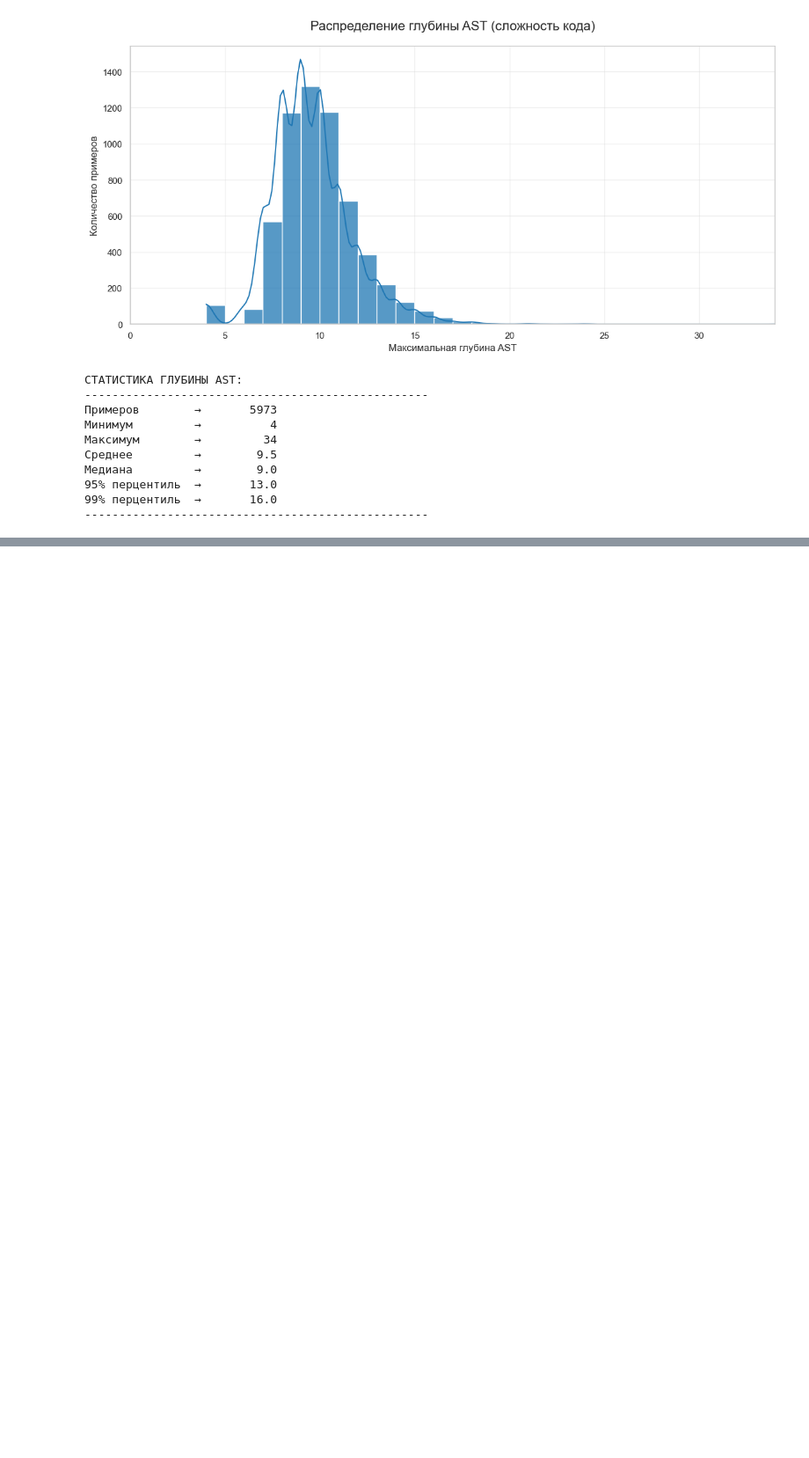
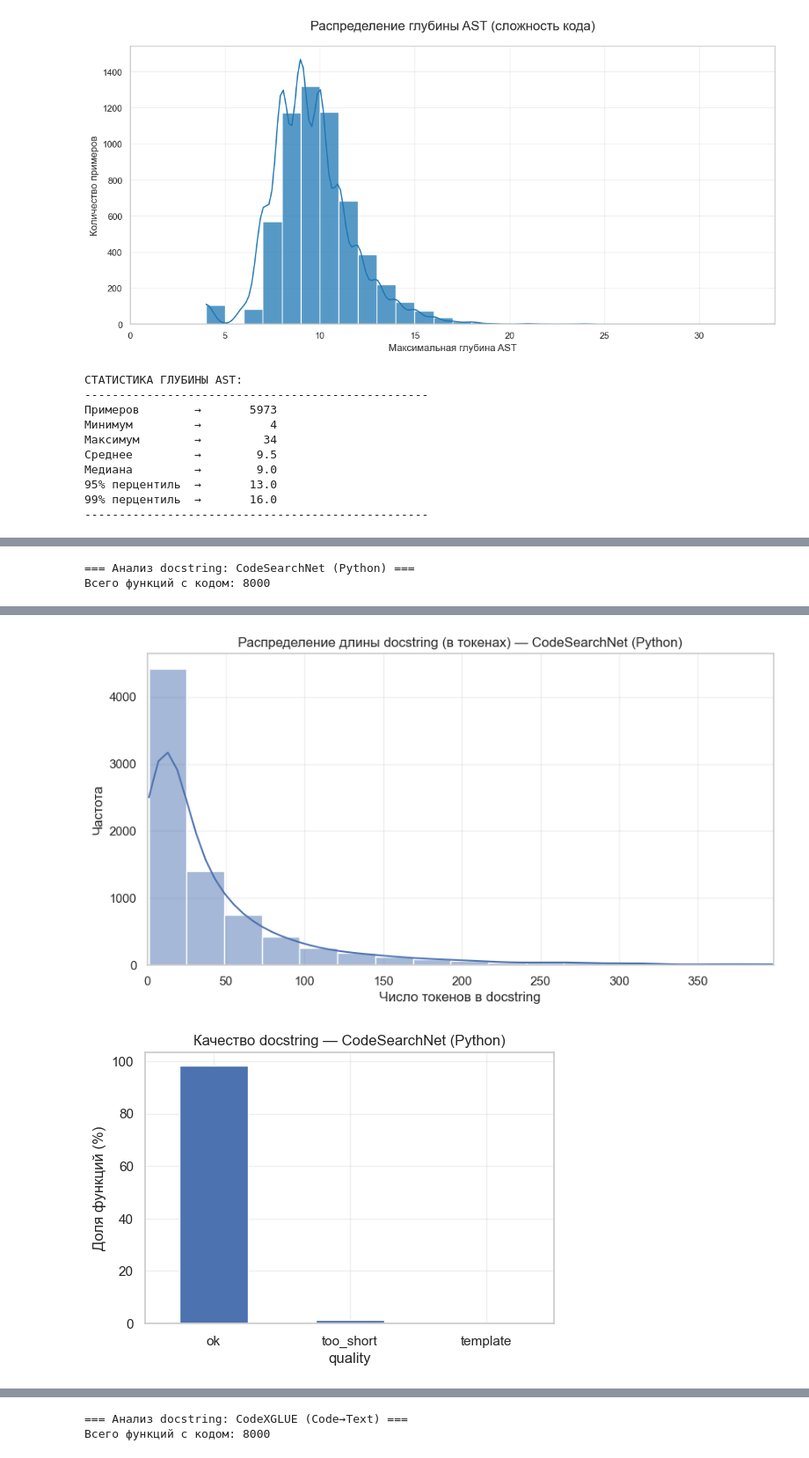
Before and after one commit to lvnvln/GAN-and-Diffusion-Models-EDA, a Jupyter notebook: eda.ipynb, the cells around one changed output, grey strips where cells are left out. Shown at 88% size. Cells and saved outputs as stored; diff of their text form; code cells hidden in the pictures; blank space fills up the shorter version.

Commit message:
Анализ загрязнения, качества данных и анализ для конкретных задач генерации кода

```diff
--- a/eda.ipynb
+++ b/eda.ipynb
@@ -994,0 +1013,17 @@ else:
+# %%
+def extract_all_functions(code: str):
+    """Возвращает список исходных текстов всех функций в коде."""
+    try:
+        tree = ast.parse(code)
+    except:
+        return []
+
+    funcs = []
+    for node in tree.body:
+        if isinstance(node, (ast.FunctionDef, ast.AsyncFunctionDef)):
+            start = node.lineno - 1
+            end = node.end_lineno
+            lines = code.split("\n")[start:end]
+            funcs.append("\n".join(lines))
+
+    return funcs
@@ -998,0 +1249,56 @@ else:
+# %%
+# Запуск анализа для двух датасетов
+doc_datasets = {
+    "CodeSearchNet (Python)": "codesearchnet_python",
+    "CodeXGLUE (Code→Text)": "codexglue_code_to_text",
+}
+
+doc_results = {}
+
+for label, key in doc_datasets.items():
+    print(f"\n=== Анализ docstring: {label} ===")
+    df_doc = analyze_docstrings(key, code_key=datasets_config[key]["code_key"])
+    doc_results[label] = df_doc
+
+    print(f"Всего функций с кодом: {len(df_doc)}")
+
+    # Общие статистики
+    stats = {
+        "Средняя длина docstring (токены)": df_doc["doc_tokens"].mean(),
+        "Медиана docstring (токены)": df_doc["doc_tokens"].median(),
+        "95-й перцентиль docstring": df_doc["doc_tokens"].quantile(0.95),
+        "Среднее отношение doc/code по токенам": df_doc["ratio_tokens"].mean(),
+    }
+    display(pd.DataFrame(stats, index=[label]))
+
+    # Распределение длины docstring
+    plt.figure(figsize=(10, 5))
+    sns.histplot(df_doc["doc_tokens"], bins=50, kde=True)
+    plt.title(f"Распределение длины docstring (в токенах) — {label}")
+    plt.xlabel("Число токенов в docstring")
+    plt.ylabel("Частота")
+    plt.xlim(0, df_doc["doc_tokens"].quantile(0.99))
+    plt.grid(alpha=0.3)
+    plt.show()
+
+    # Качество docstring
+    plt.figure(figsize=(6, 4))
+    df_doc["quality"].value_counts(normalize=True).mul(100).plot(kind="bar")
+    plt.title(f"Качество docstring — {label}")
+    plt.ylabel("Доля функций (%)")
+    plt.xticks(rotation=0)
+    plt.grid(alpha=0.3)
+    plt.show()
+
+    # Соотношение длины docstring и кода (по токенам)
+    plt.figure(figsize=(10, 5))
+    sns.histplot(df_doc["ratio_tokens"], bins=50)
+    plt.title(f"Соотношение длины docstring и кода — {label}")
+    plt.xlabel("doc_tokens / code_tokens")
+    plt.ylabel("Частота")
+    plt.xlim(0, df_doc["ratio_tokens"].quantile(0.99))
+    plt.grid(alpha=0.3)
+    plt.show()
+# %% [output]
+=== Анализ docstring: CodeSearchNet (Python) ===
+Всего функций с кодом: 8000
@@ -998,0 +1307,2 @@ else:
+[figure, added]
+[figure, added]
@@ -998,0 +1310,2 @@ else:
+=== Анализ docstring: CodeXGLUE (Code→Text) ===
+Всего функций с кодом: 8000
```
Also changed, not shown: parts of 7 cells of this notebook.
